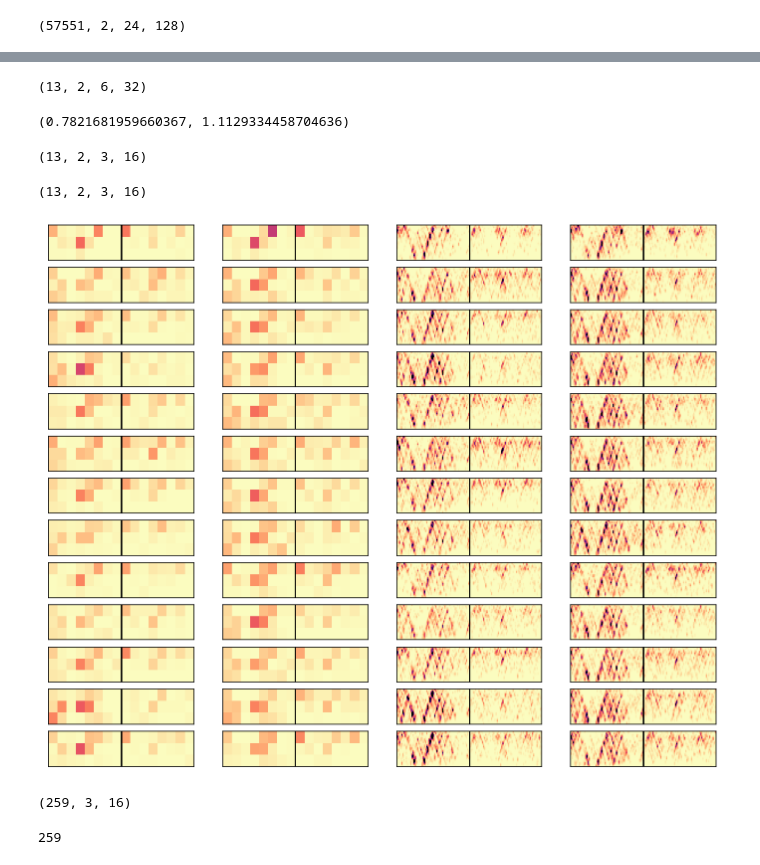
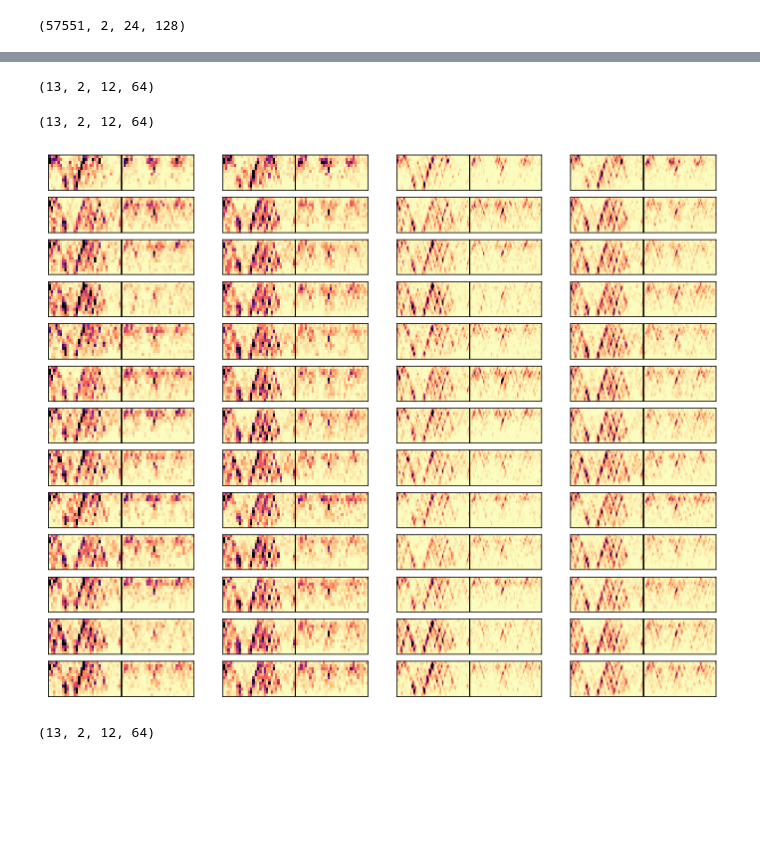
Before and after one commit to HarteminkLab/chromatin-transformers, a Jupyter notebook: Cell Cycle Chromatin Data.ipynb, the cells around one changed output, grey strips where cells are left out. Saved outputs shown, nothing was run; the diff lists cells and outputs as text; code cells hidden in the pictures; blank space fills up the shorter version.

```diff
--- a/Cell Cycle Chromatin Data.ipynb
+++ b/Cell Cycle Chromatin Data.ipynb
@@ -34,7 +30,7 @@ img.shape
 import cv2
 
 imgs = vit_data.all_imgs_untransformed
-scale_down = 8
+scale_down = 2
 orig_shape = img.shape
 new_shape = (img.shape[1]//scale_down, img.shape[0]//scale_down)
 
@@ -80,15 +76,7 @@ for i in range(len(times)):
-# %%
-new_imgs.shape
-# %% [output]
-(13, 2, 6, 32)
-# %%
-np.sum(new_imgs[0, 0]), np.sum(new_imgs[0, 1])
-# %% [output]
-(0.7821681959660367, 1.1129334458704636)
 # %%
 new_imgs.shape
 # %% [output]
-(13, 2, 3, 16)
+(13, 2, 12, 64)
 # %%
 scaled_imgs = np.zeros_like(new_imgs)
 
@@ -101,36 +89,40 @@ for time in range(new_imgs.shape[0]):
 # %%
 scaled_imgs.shape
 # %% [output]
-(13, 2, 3, 16)
+(13, 2, 12, 64)
 # %%
 import cv2
 
 imgs = vit_data.all_imgs_untransformed
 
 plt.figure(figsize=(12, 10))
 for i in range(len(times)):
 
     time = times[i]
 
     plt.subplot(len(times), 4, (i*4)+1)
-    plt.imshow(new_imgs[i, 0], vmax=0.5, origin='lower', cmap='magma_r', extent=[-16, 16, 0, 3], aspect='auto')
+    plt.imshow(scaled_imgs[i, 0], vmax=0.01, origin='lower', cmap='magma_r', extent=[-16, 16, 0, 3], aspect='auto')
     plt.axvline(0, c='black')
     plt.xticks([])
     plt.yticks([])
 
     plt.subplot(len(times), 4, (i*4)+2)
-    plt.imshow(new_imgs[i, 1], vmax=0.5, origin='lower', cmap='magma_r', extent=[-16, 16, 0, 3], aspect='auto')
+    plt.imshow(scaled_imgs[i, 1], vmax=0.01, origin='lower', cmap='magma_r', extent=[-16, 16, 0, 3], aspect='auto')
     plt.axvline(0, c='black')
     plt.xticks([])
     plt.yticks([])
 
     plt.subplot(len(times), 4, (i*4)+3)
     plt_hm(gene_name, time, 0, imgs, None)
 
     plt.subplot(len(times), 4, (i*4)+4)
     plt_hm(gene_name, time, 1, imgs, None)
 # %% [output]
-[figure, old version]
+[figure, new version]
+# %%
+new_imgs.shape
+# %% [output]
+(13, 2, 12, 64)
 # %%
 import h5py
 
@@ -144,6 +136,8 @@ with h5py.File('output/deconvolution/clb2_3x16.h5', 'w') as f:
 # with h5py.File('output/deconvolution/clb2_6x32.h5', 'w') as f:
 #     f.create_dataset('data', data=new_imgs)
 # %%
+import h5py
+
 # open the HDF5 file
 filename = 'output/deconvolution/clb2_3x16_deconvolved.h5'
 f = h5py.File(filename, 'r')
@@ -151,5 +145,4 @@ f = h5py.File(filename, 'r')
 # read the dataset into a numpy array
 deconvolved_clb2 = f['/data'][:]
 deconvolved_clb2.shape
+heatmaps = deconvolved_clb2
-# %% [output]
-(259, 3, 16)
@@ -188,4 +183,0 @@ def plot_i(im, heatmaps, ax1, ax2, i):
-# %%
-num_frames
-# %% [output]
-259
```
Also changed, not shown: parts of 18 cells of this notebook, 5 other files.
